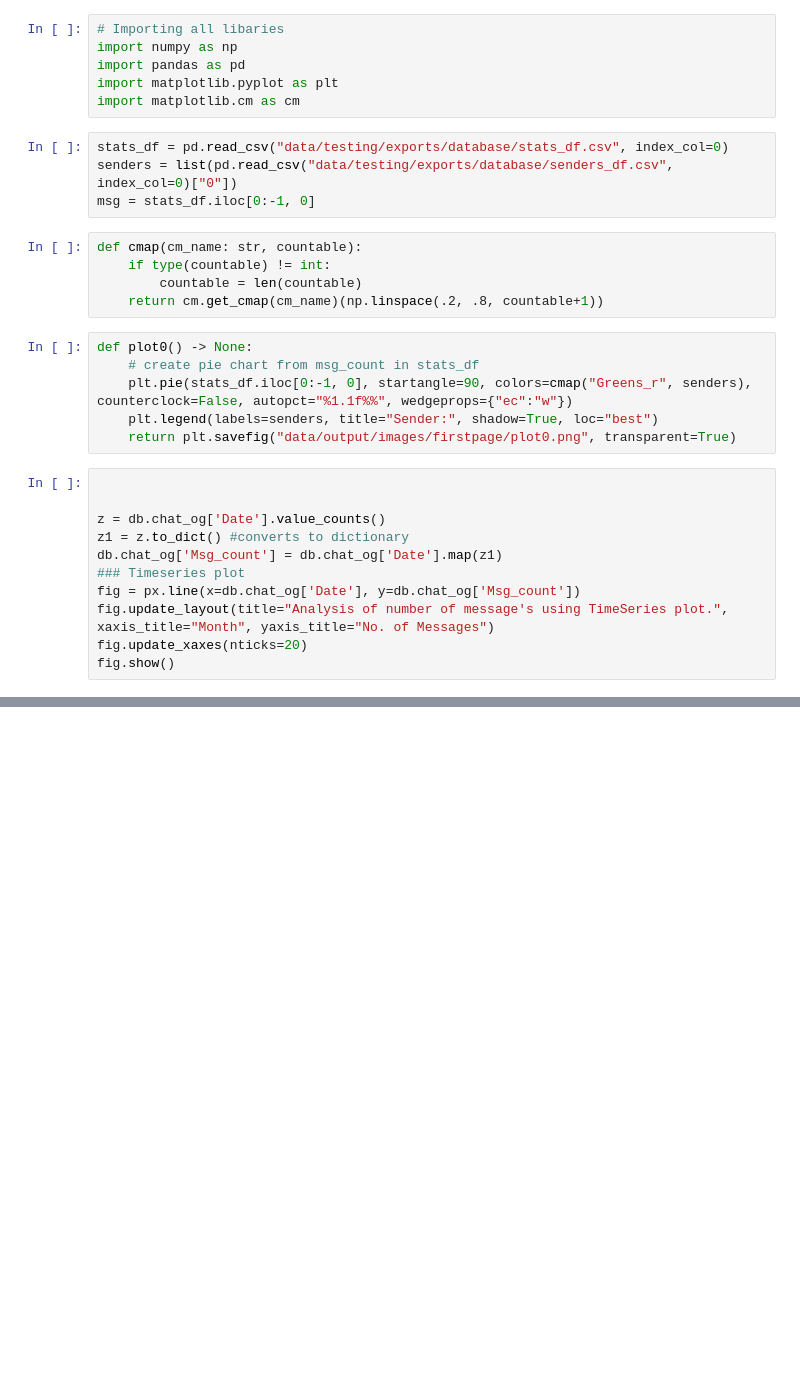
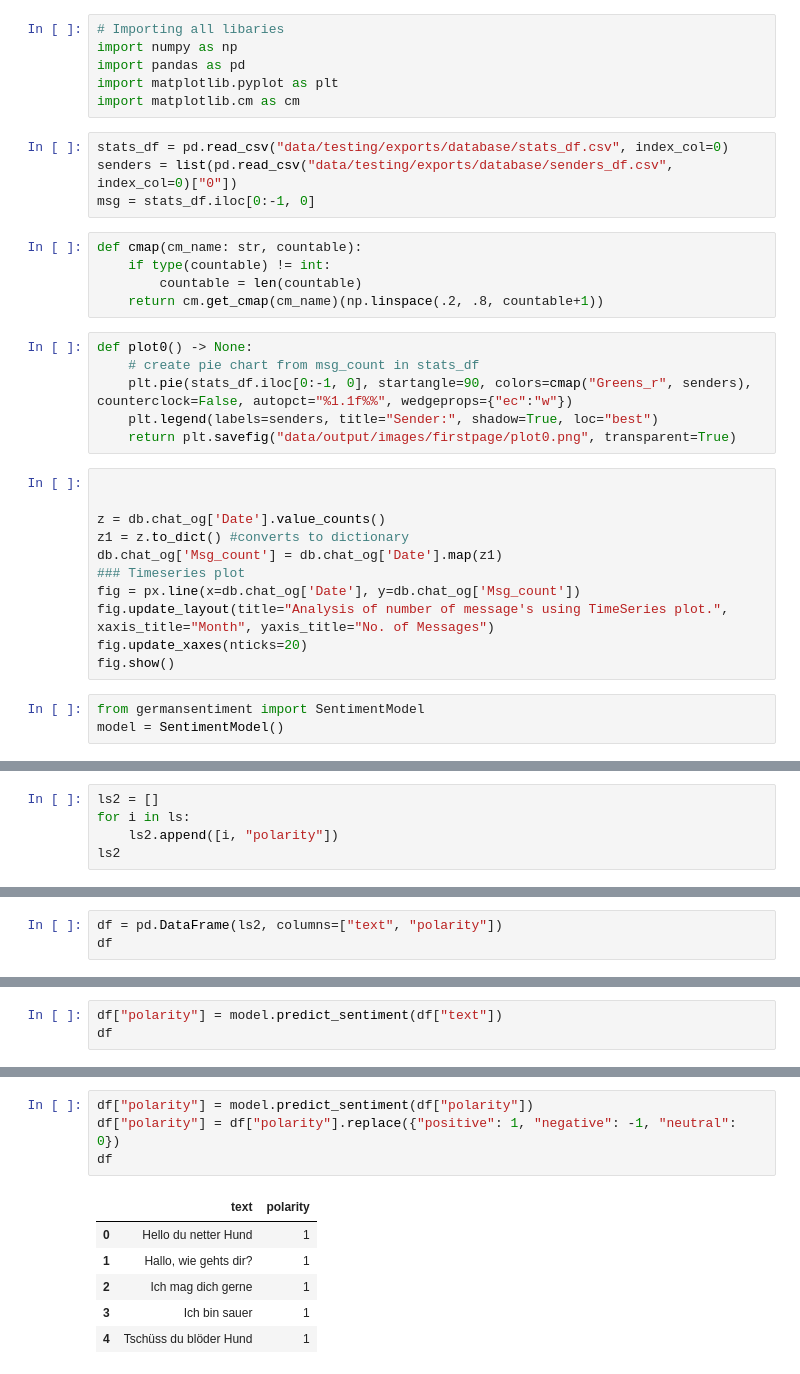
Before and after one commit to yunvs/WhatsAppReports, a Jupyter notebook: testing.ipynb, the cells around one changed output, grey strips where cells are left out. Cells and saved outputs as stored; diff of their text form; blank space fills up the shorter version.

```diff
--- a/testing.ipynb
+++ b/testing.ipynb
@@ -30,3 +30,6 @@ fig = px.line(x=db.chat_og['Date'], y=db.chat_og['Msg_count'])
 fig.update_layout(title="Analysis of number of message's using TimeSeries plot.", xaxis_title="Month", yaxis_title="No. of Messages")
 fig.update_xaxes(nticks=20)
 fig.show()
+# %%
+from germansentiment import SentimentModel
+model = SentimentModel()
@@ -32,0 +38,5 @@ fig.show()
+# %%
+ls2 = []
+for i in ls:
+	ls2.append([i, "polarity"])
+ls2
@@ -32,0 +61,3 @@ fig.show()
+# %%
+df = pd.DataFrame(ls2, columns=["text", "polarity"])
+df
@@ -32,0 +78,3 @@ fig.show()
+# %%
+df["polarity"] = model.predict_sentiment(df["text"])
+df
@@ -32,0 +117,11 @@ fig.show()
+# %%
+df["polarity"] = model.predict_sentiment(df["polarity"])
+df["polarity"] = df["polarity"].replace({"positive": 1, "negative": -1, "neutral": 0})
+df
+# %% [output]
+|  | text | polarity |
+| 0 | Hello du netter Hund | 1 |
+| 1 | Hallo, wie gehts dir? | 1 |
+| 2 | Ich mag dich gerne | 1 |
+| 3 | Ich bin sauer | 1 |
+| 4 | Tschüss du blöder Hund | 1 |
```
Also changed, not shown: parts of 6 cells of this notebook.
